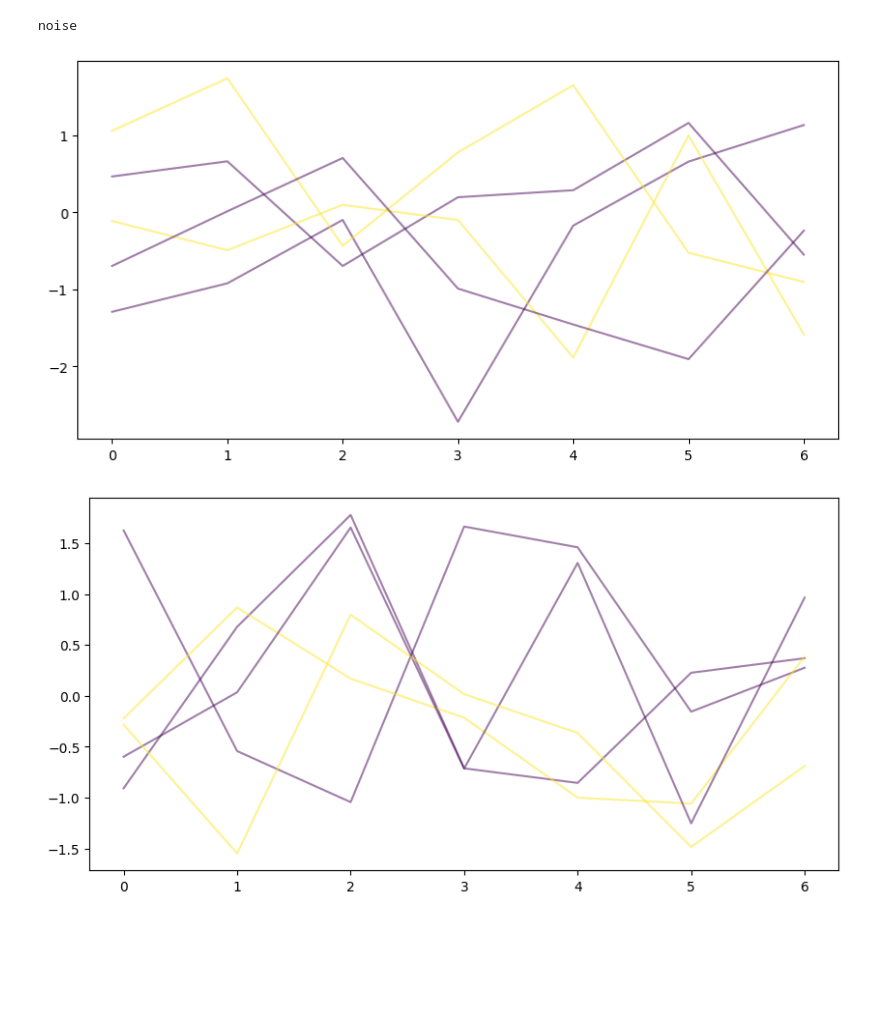
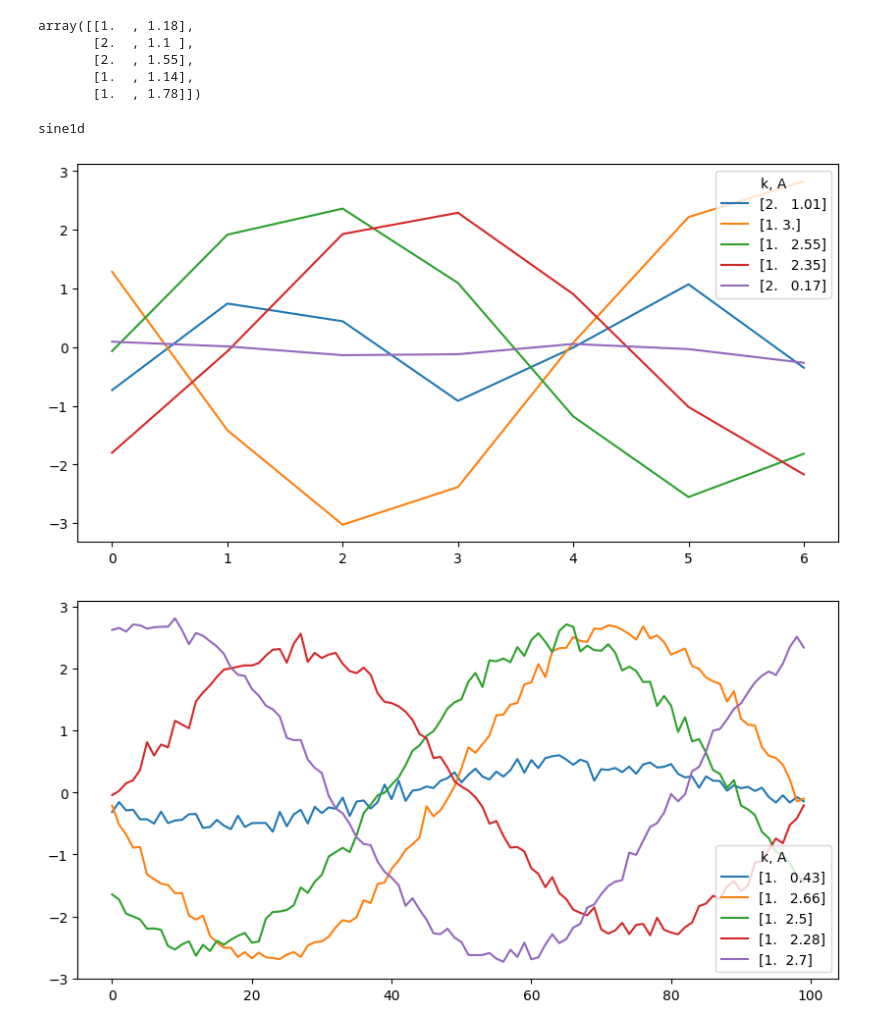
Before and after one commit to elidub/SymPDE, a Jupyter notebook: notebooks_symlie/data_generation.ipynb, the cells around one changed output. Saved outputs shown, nothing was run; the diff lists cells and outputs as text; code cells hidden in the pictures; blank space fills up the shorter version.

Commit message:
working on sine1dtwo

```diff
--- a/notebooks_symlie/data_generation.ipynb
+++ b/notebooks_symlie/data_generation.ipynb
@@ -17,0 +17,17 @@ The autoreload extension is already loaded. To reload it, use:
+# %%
+N_data = 5
+dataset = datasets['sine1d']
+
+for data_kwargs in ['data_kwargs_show', 'data_kwargs']:
+    dataset[data_kwargs]['noise_std'] = 0.1
+    dataset[data_kwargs]['A_low'], dataset[data_kwargs]['A_high'] = 0.5, 2.
+
+create_data = Create2dData(dataset['create_sample_func'], dataset['data_kwargs'], dataset['transform_kwargs'])
+out = create_data(N = N_data)
+
+x, y = out['x'], out['y']
+
+plt.figure()
+plt.plot(x.T)
+plt.legend(y)
+plt.show()
@@ -18,25 +65,38 @@ The autoreload extension is already loaded. To reload it, use:
+# %%
+np.round(y, 2)
+# %% [output]
+array([[1.  , 1.18],
+       [2.  , 1.1 ],
+       [2.  , 1.55],
+       [1.  , 1.14],
+       [1.  , 1.78]])
 # %%
 # datasets = {'flower':  {
 #         'create_sample_func' : flower,
 #         'plot_func'          : plot2d,
 #         'data_kwargs'        : {'grid_size':(10, 10), 'noise_std':0.1, 'y_low':2, 'y_high':7},
 #         'transform_kwargs'   : {'eps_mult':[0., 1., 1., 1.], 'only_flip' : False},
 #         'data_kwargs_show'   : {'grid_size':(50, 50), 'noise_std':0.00, 'y_low':2, 'y_high':7},
 # }}
 
-from data.generate_data import datasets
+from symlie.data.generate_data import datasets
 
-plot_datasets = ['noise']
+plot_datasets = ['sine1d']
+
+for data_kwargs in ['data_kwargs_show', 'data_kwargs']:
+    datasets['sine1d'][data_kwargs]['noise_std'] = 0.1
+    datasets['sine1d'][data_kwargs]['A_low'], datasets['sine1d'][data_kwargs]['A_high'] = 0.1, 3.
 
 for dataset_name, dataset in datasets.items():
     if dataset_name not in plot_datasets: continue
     print(dataset_name)
-    l = 1 if dataset_name != 'sine1d' else 1/3
+    # l = 1 if dataset_name not in ['sine1d', 'noise'] else 1/3
+    l = 1
     plot_data(dataset, N_plot=5, l=l, data_kwargs_list = [
         'data_kwargs',
         'data_kwargs_show',
     ])
 # %% [output]
-noise
+sine1d
-[figure, old version]
+[figure, new version]
-[figure, old version]
+[figure, new version]
```
Also changed, not shown: parts of 6 cells of this notebook, 21 other files.
